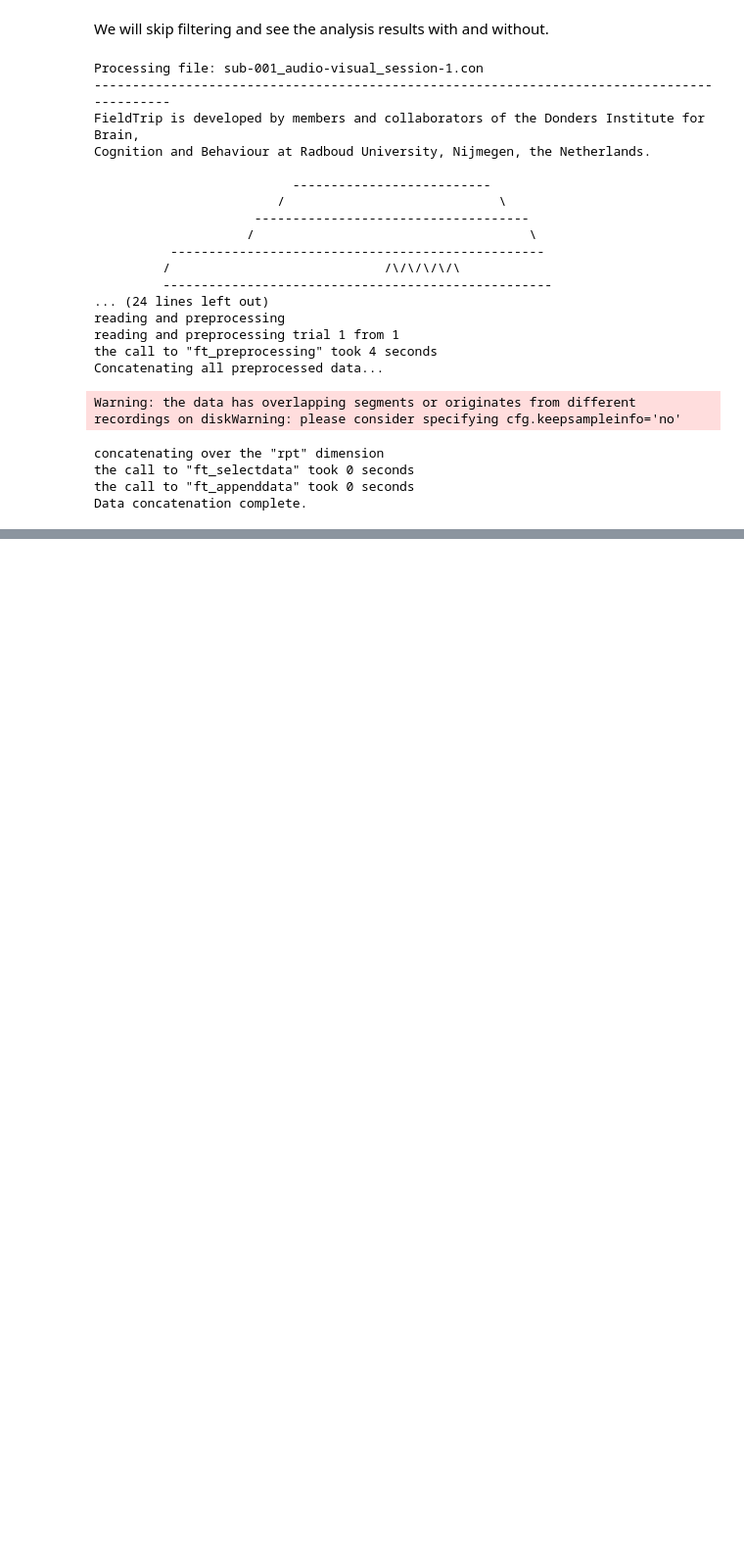
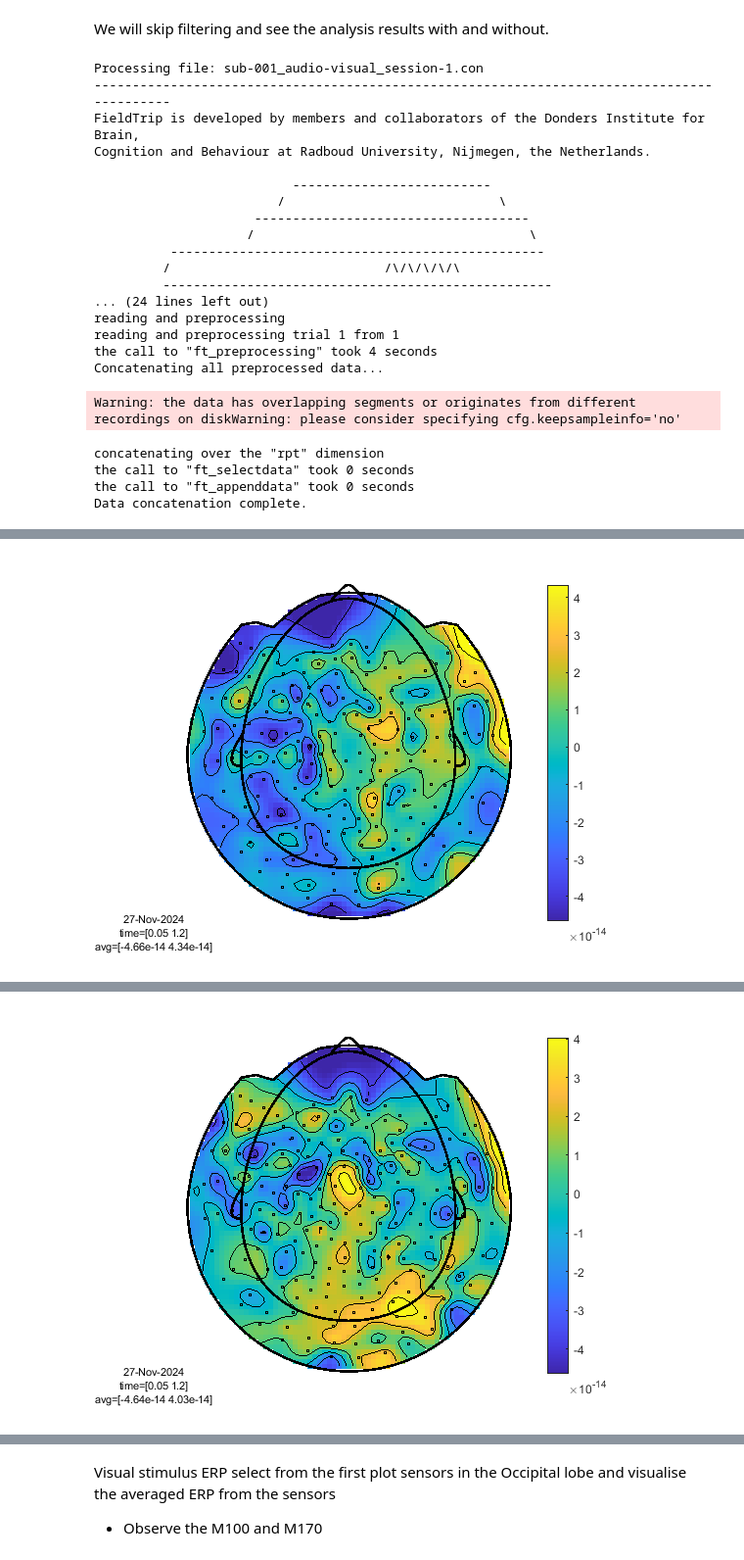
Before and after one commit to borderyz/neurowaves-lab-documentation, a Jupyter notebook: docs/source/5-pipeline/notebooks/fieldtrip/fieldtrip_kit_audio_visual_motor.ipynb, the cells around one changed output, grey strips where cells are left out. Shown at 98% size. Saved outputs shown, nothing was run; the diff lists cells and outputs as text; code cells hidden in the pictures; blank space fills up the shorter version.

```diff
--- a/docs/source/5-pipeline/notebooks/fieldtrip/fieldtrip_kit_audio_visual_motor.ipynb
+++ b/docs/source/5-pipeline/notebooks/fieldtrip/fieldtrip_kit_audio_visual_motor.ipynb
@@ -207,0 +272,12 @@ end
+# %%
+%% Averaging
+
+AVG_TRIALS = cell( length(trigger_channels),1);
+
+for tr = 1:length(AVG_TRIALS)
+
+    cfg = [];
+
+    AVG_TRIALS{tr} = ft_timelockanalysis(cfg, TRIALS_STIM_REJ{tr});
+
+end
@@ -207,0 +309,18 @@ end
+# %%
+%% Plotting in space
+
+% for a single trial type, for each channel, average over time the trial
+% and plot the average value on the helmet
+
+% You can still see the time behavior when clicking on one sensor
+
+for tr = 1:length(AVG_TRIALS)
+
+    cfg = [];
+    cfg.xlim = [0.05 1.2];
+    cfg.colorbar = 'yes';
+    cfg.layout = kit_layout;
+    ft_topoplotER(cfg, AVG_TRIALS{tr});
+
+end
+# %% [output]
@@ -207,0 +328 @@ end
+[figure, added]
@@ -207,0 +332 @@ end
+[figure, added]
@@ -207,0 +339,3 @@ end
+# %% [markdown]
+Visual stimulus ERP select from the first plot sensors in the Occipital lobe and visualise the averaged ERP from the sensors
+- Observe the M100 and M170
```
Also changed, not shown: parts of 9 cells of this notebook.
